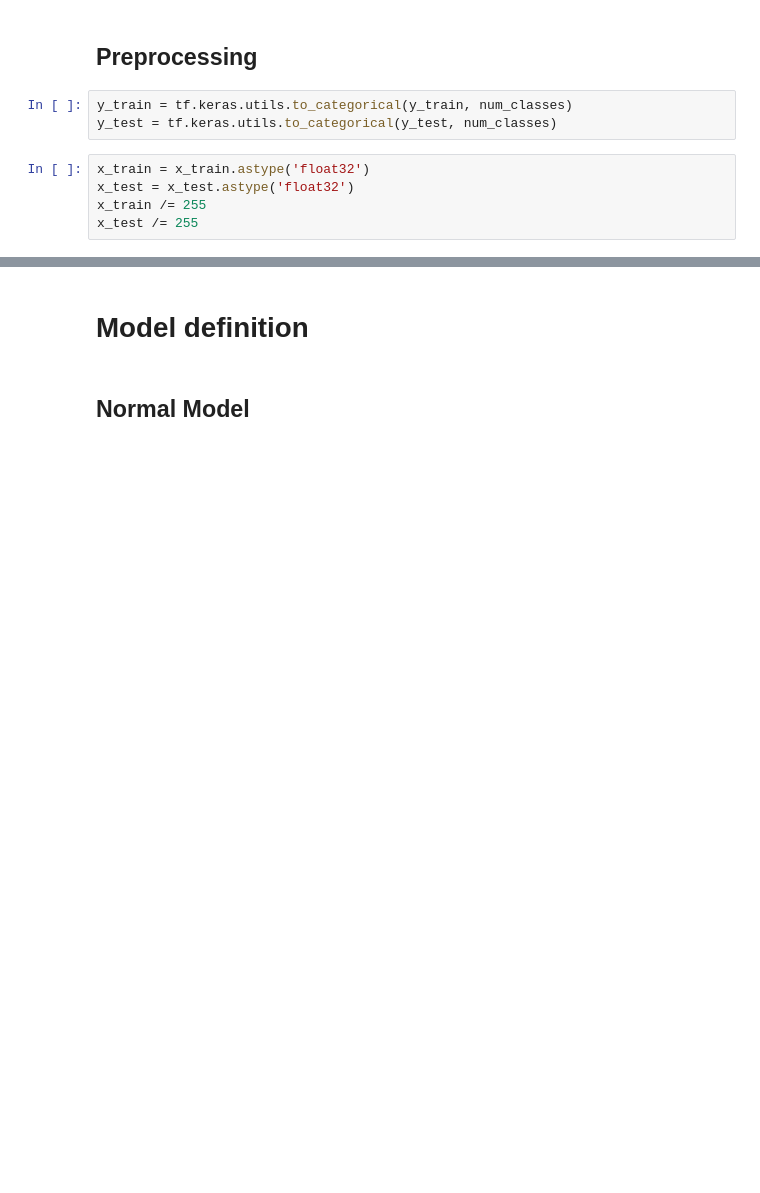
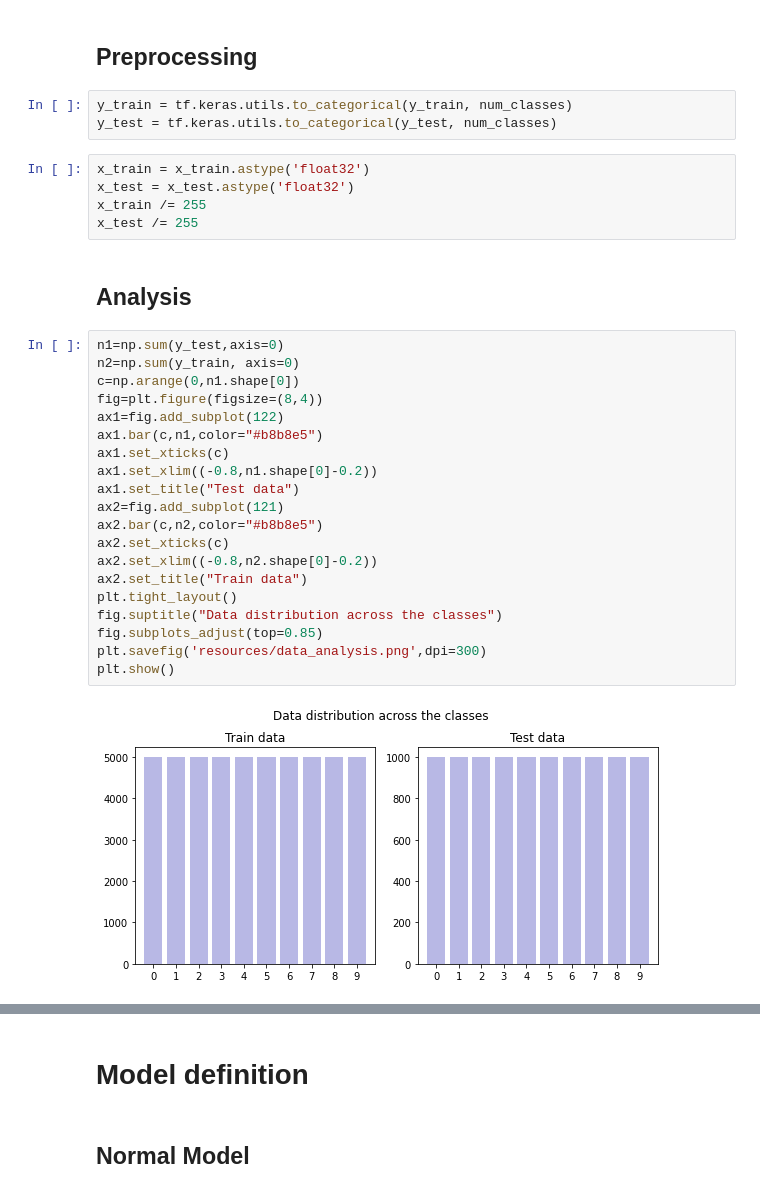
Before and after one commit to sagnik106/Color-Convolution, a Jupyter notebook: cifar10.ipynb, the cells around one changed output, grey strips where cells are left out. Saved outputs shown, nothing was run; the diff lists cells and outputs as text; blank space fills up the shorter version.

```diff
--- a/cifar10.ipynb
+++ b/cifar10.ipynb
@@ -50,3 +50,27 @@ x_train = x_train.astype('float32')
 x_test = x_test.astype('float32')
 x_train /= 255
 x_test /= 255
+# %% [markdown]
+## Analysis
+# %%
+n1=np.sum(y_test,axis=0)
+n2=np.sum(y_train, axis=0)
+c=np.arange(0,n1.shape[0])
+fig=plt.figure(figsize=(8,4))
+ax1=fig.add_subplot(122)
+ax1.bar(c,n1,color="#b8b8e5")
+ax1.set_xticks(c)
+ax1.set_xlim((-0.8,n1.shape[0]-0.2))
+ax1.set_title("Test data")
+ax2=fig.add_subplot(121)
+ax2.bar(c,n2,color="#b8b8e5")
+ax2.set_xticks(c)
+ax2.set_xlim((-0.8,n2.shape[0]-0.2))
+ax2.set_title("Train data")
+plt.tight_layout()
+fig.suptitle("Data distribution across the classes")
+fig.subplots_adjust(top=0.85)
+plt.savefig('resources/data_analysis.png',dpi=300)
+plt.show()
+# %% [output]
+[figure, added]
```
Also changed, not shown: parts of 11 cells of this notebook, 8 other files.
